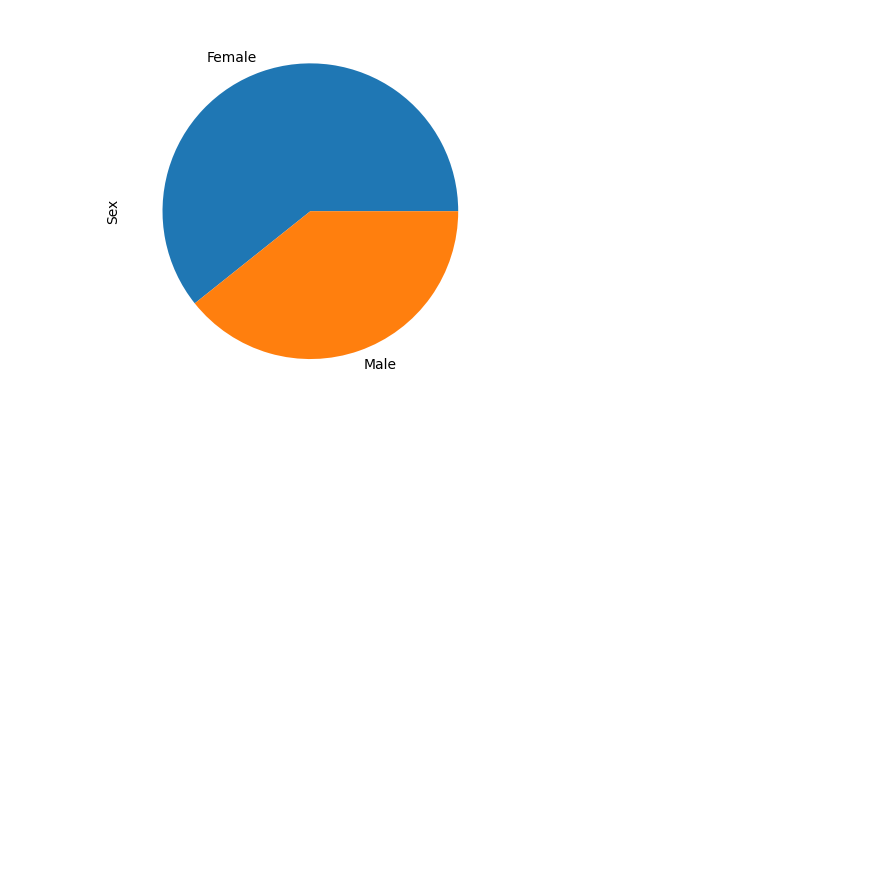
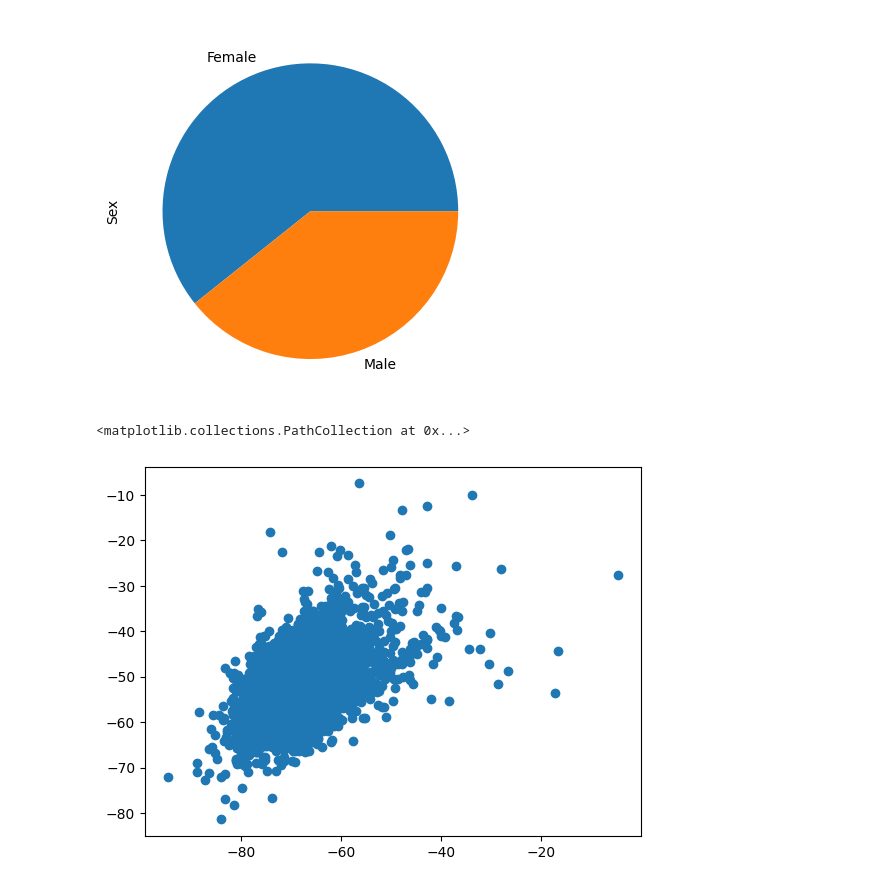
Before and after one commit to caseymacelhiney/neuro265, a Jupyter notebook: final_project.ipynb, the cells around one changed output. Cells and saved outputs as stored; diff of their text form; code cells hidden in the pictures; blank space fills up the shorter version.

```diff
--- a/final_project.ipynb
+++ b/final_project.ipynb
@@ -88,3 +88,8 @@ alzheimers_IV.iloc[:,4].value_counts().plot(kind='pie')
 # %% [output]
 <Axes: ylabel='Sex'>
 [figure]
+# %%
+plt.scatter(patch_seq.iloc[:,33],patch_seq.iloc[:,31])
+# %% [output]
+<matplotlib.collections.PathCollection at 0x...>
+[figure, added]
```
